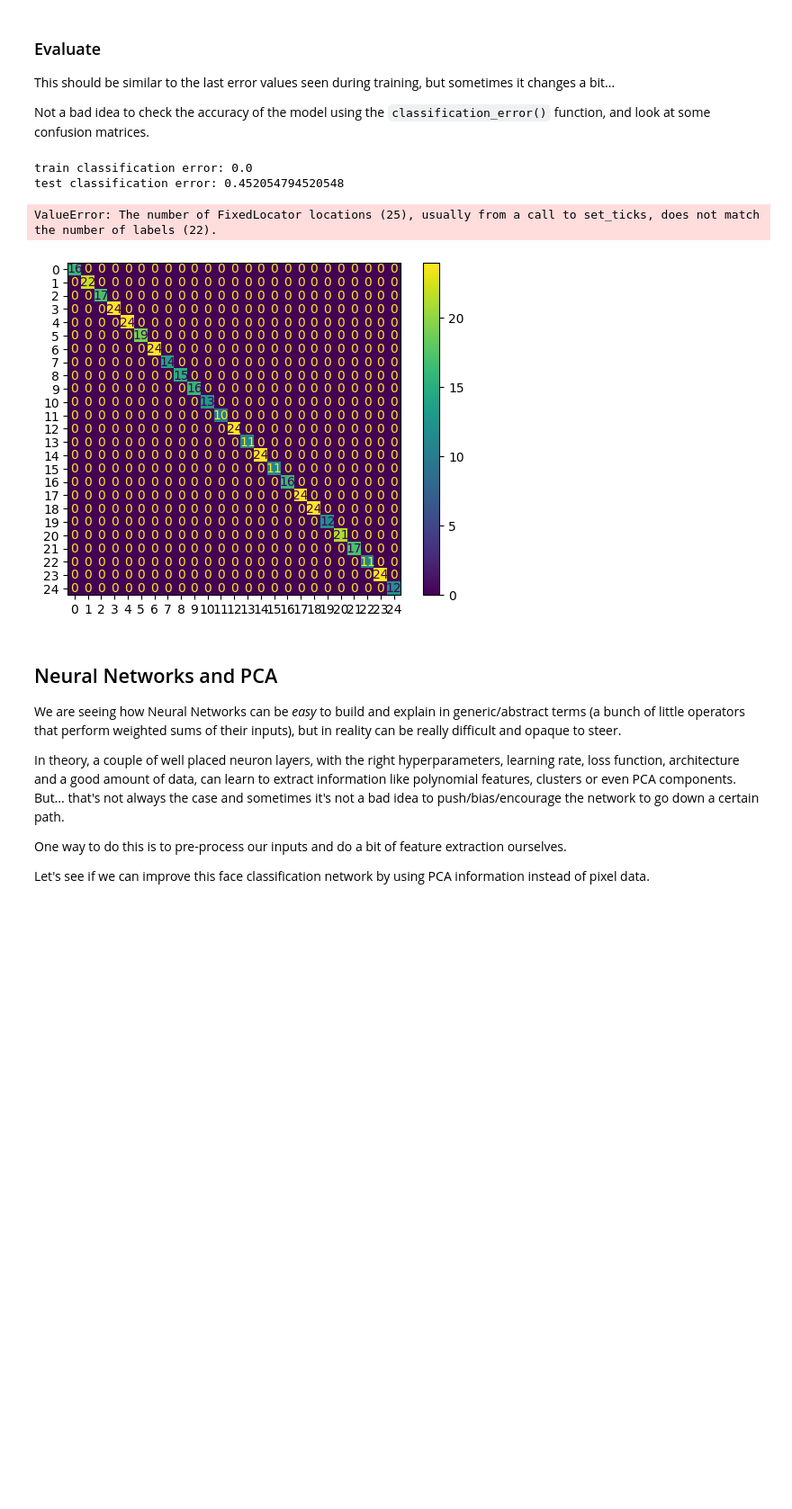
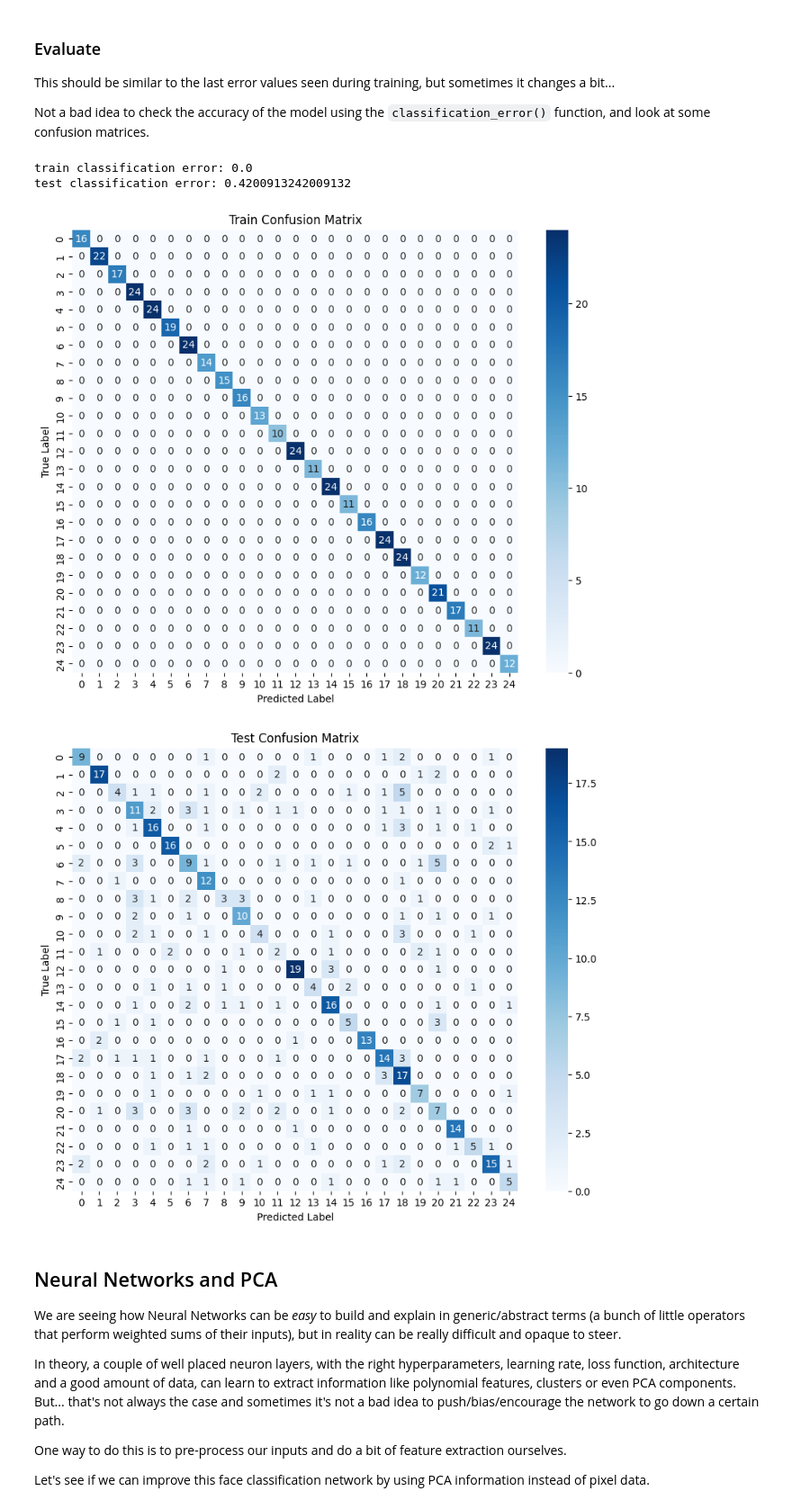
Before and after one commit to machineLearn-xuan/HW12, a Jupyter notebook: Homework12.ipynb, the cells around one changed output. Shown: that part at 90% size. Drawn from its saved outputs; the diff is of its cells as text; code cells hidden in the pictures; blank space fills up the shorter version.

```diff
--- a/Homework12.ipynb
+++ b/Homework12.ipynb
@@ -125,3 +125,7 @@ Works well for classification and regression problems.
 Let's create a single layer neural network, like the one from class, and train it with the training data.
 
 In addition to the actual model/network, we also need an optimizer and a loss function.
+# %%
+# Get the actual number of classes
+num_classes = len(torch.unique(y_train))
+print(f"Number of unique classes: {num_classes}")
@@ -128,6 +134,6 @@ In addition to the actual model/network, we also need an optimizer and a loss fu
 # %%
 # TODO: Create the model and optimizer, the loss function is already defined
-model = nn.Linear(x_train.shape[1], 25)
+model = nn.Linear(x_train.shape[1], num_classes)
 
 learning_rate = 5e-1
 optim = torch.optim.SGD(model.parameters(), lr=learning_rate)
@@ -222,13 +235,35 @@ test_error = classification_error(test_pred, y_test)
 print(f"test classification error: {test_error}")
 
 # TODO: confusion matrices for train and test data
-display_confusion_matrix(train_pred, y_train, "Train Confusion Matrix")
-display_confusion_matrix(test_pred, y_test, "Test Confusion Matrix")
+#display_confusion_matrix(train_pred, y_train, "Train Confusion Matrix")
+#display_confusion_matrix(test_pred, y_test, "Test Confusion Matrix")
 # %% [output]
 train classification error: 0.0
-test classification error: 0.452054794520548
+test classification error: 0.4200913242009132
-ValueError: The number of FixedLocator locations (25), usually from a call to set_ticks, does not match the number of labels (22).
-[figure, removed]
+# %%
+def custom_confusion_matrix(y_true, y_pred, title="Confusion Matrix"):
+    # Find all unique classes across both true labels and predictions
+    all_classes = torch.unique(torch.cat([y_true, y_pred])).cpu().numpy()
+
+    # Create confusion matrix with explicit labels
+    cm = confusion_matrix(y_true.cpu().numpy(), y_pred.cpu().numpy(),
+                         labels=all_classes)
+
+    # Plot
+    plt.figure(figsize=(10, 8))
+    sns.heatmap(cm, annot=True, fmt="d", cmap="Blues",
+                xticklabels=all_classes,
+                yticklabels=all_classes)
+    plt.xlabel('Predicted Label')
+    plt.ylabel('True Label')
+    plt.title(title)
+    plt.show()
+
+custom_confusion_matrix(y_train, train_pred, "Train Confusion Matrix")
+custom_confusion_matrix(y_test, test_pred, "Test Confusion Matrix")
+# %% [output]
+[figure, added]
+[figure, added]
 # %% [markdown]
 ## Neural Networks and PCA
 
```
Also changed, not shown: parts of 12 cells of this notebook.
